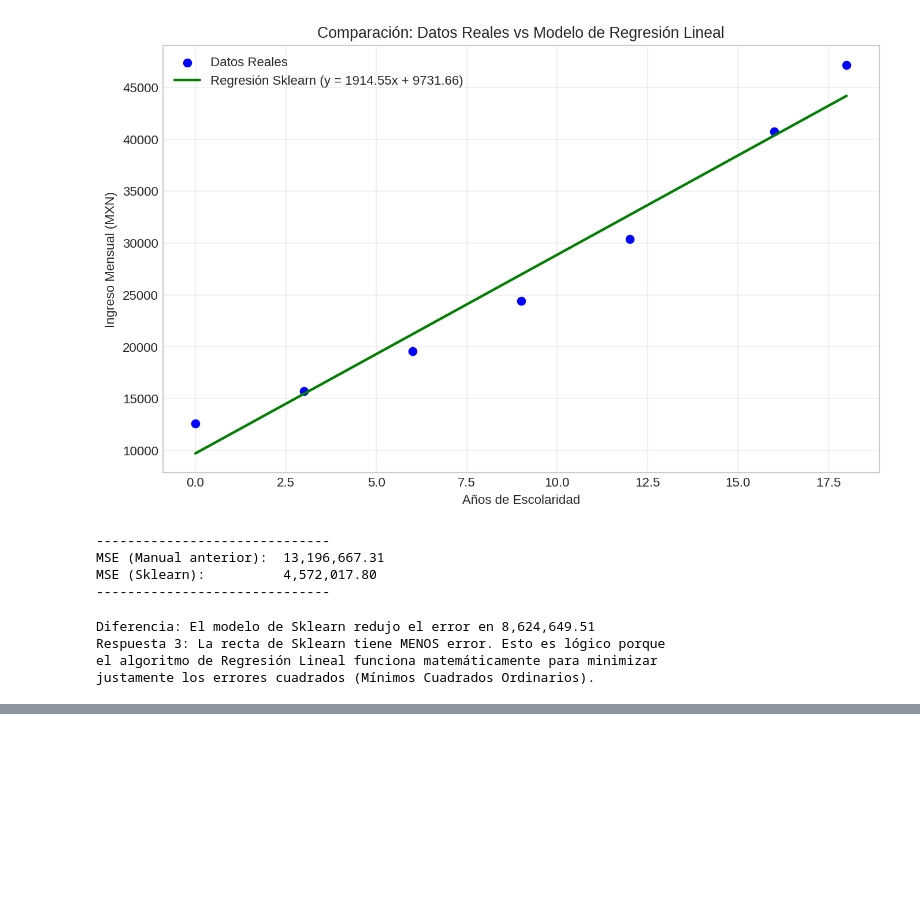
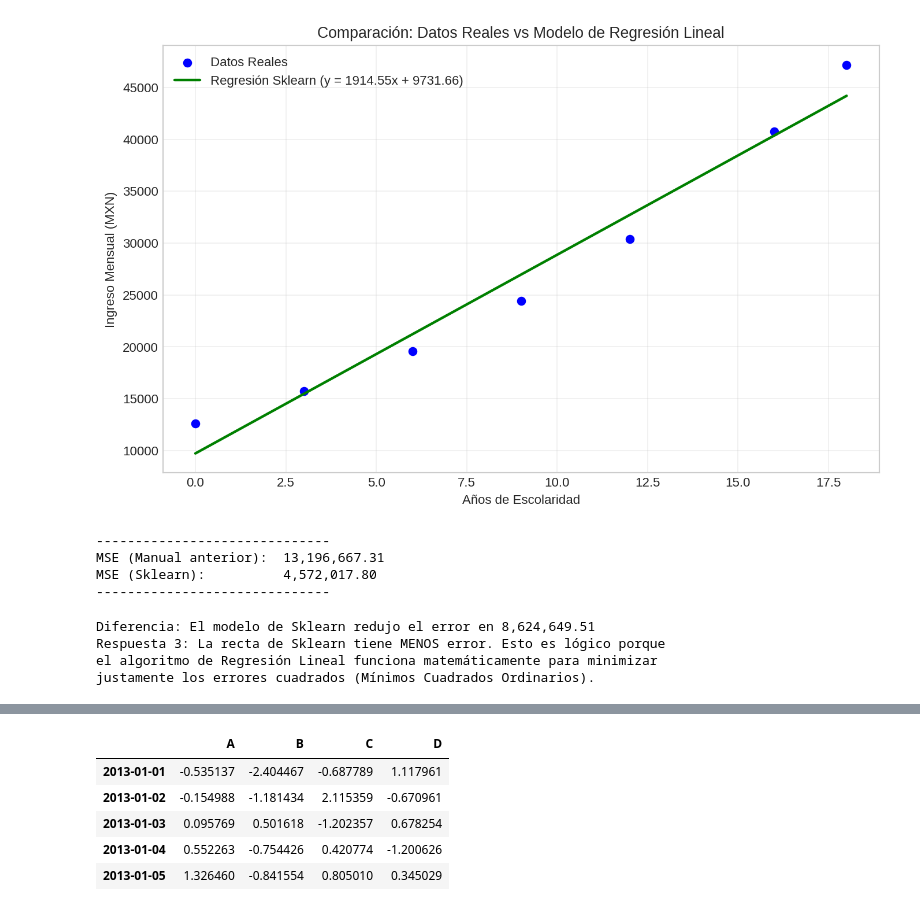
Before and after one commit to omaralonsoinfo/MineriaDeDatos, a Jupyter notebook: Mineria_de_Datos.ipynb, the cells around one changed output, grey strips where cells are left out. Saved outputs shown, nothing was run; the diff lists cells and outputs as text; code cells hidden in the pictures; blank space fills up the shorter version.

```diff
--- a/Mineria_de_Datos.ipynb
+++ b/Mineria_de_Datos.ipynb
@@ -812,0 +887,9 @@ justamente los errores cuadrados (Mínimos Cuadrados Ordinarios).
+# %%
+df.head() #los primeros 5 elementos
+# %% [output]
+|  | A | B | C | D |
+| 2013-01-01 | -0.535137 | -2.404467 | -0.687789 | 1.117961 |
+| 2013-01-02 | -0.154988 | -1.181434 | 2.115359 | -0.670961 |
+| 2013-01-03 | 0.095769 | 0.501618 | -1.202357 | 0.678254 |
+| 2013-01-04 | 0.552263 | -0.754426 | 0.420774 | -1.200626 |
+| 2013-01-05 | 1.326460 | -0.841554 | 0.805010 | 0.345029 |
```
Also changed, not shown: parts of 26 cells of this notebook.
